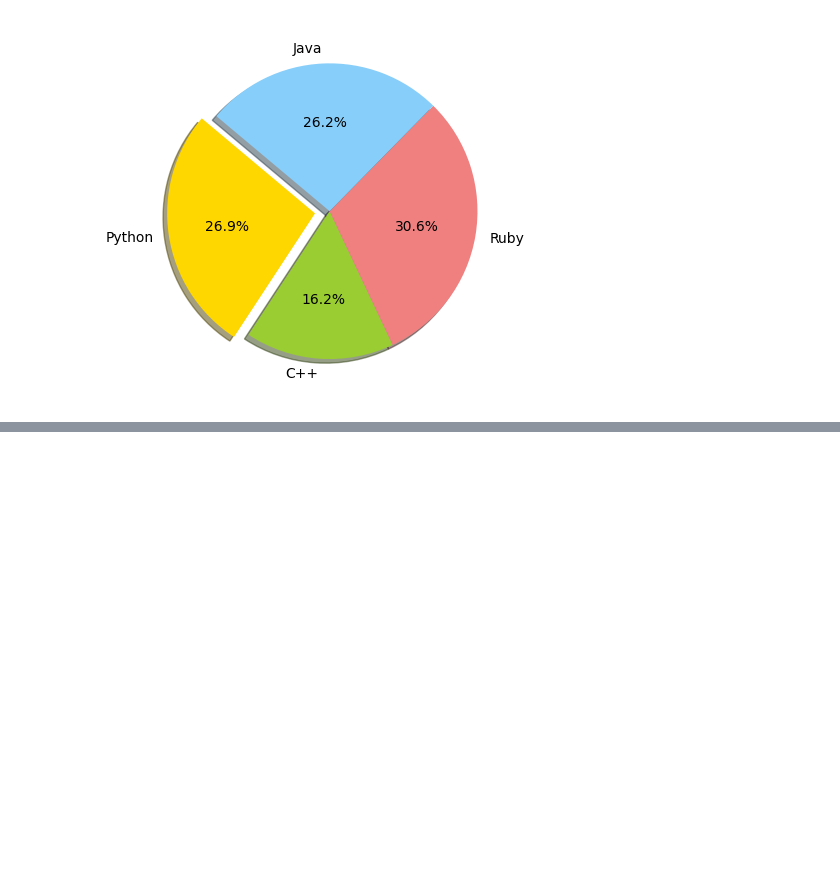
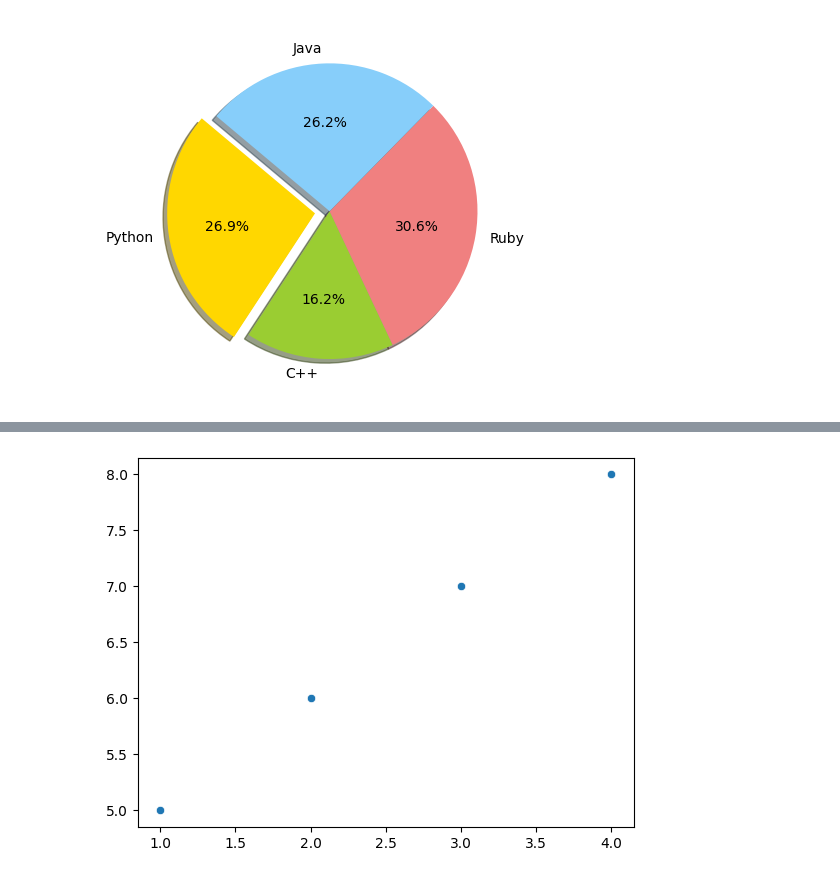
Before and after one commit to labib1910024/Python_Basic, a Jupyter notebook: Matplotlb.ipynb, the cells around one changed output, grey strips where cells are left out. Saved outputs shown, nothing was run; the diff lists cells and outputs as text; code cells hidden in the pictures; blank space fills up the shorter version.

```diff
--- a/Matplotlb.ipynb
+++ b/Matplotlb.ipynb
@@ -155,3 +155,12 @@ fig = px.scatter_3d(df, x='sepal_length', y='sepal_width', z='petal_width',color
 fig.show()
 # %% [output]
 [interactive output not drawn]
+# %%
+import seaborn as sns
+
+x = [1, 2, 3, 4]
+y = [5, 6, 7, 8]
+sns.scatterplot(x=x, y=y)
+plt.show()
+# %% [output]
+[figure, added]
```
Also changed, not shown: parts of 3 cells of this notebook.
